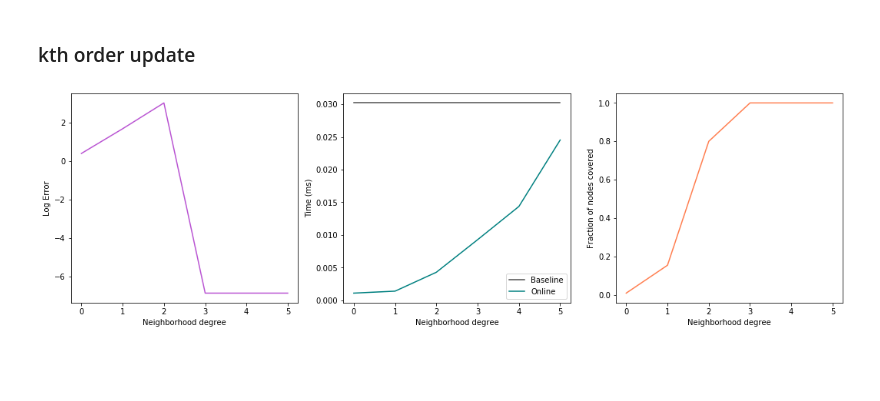
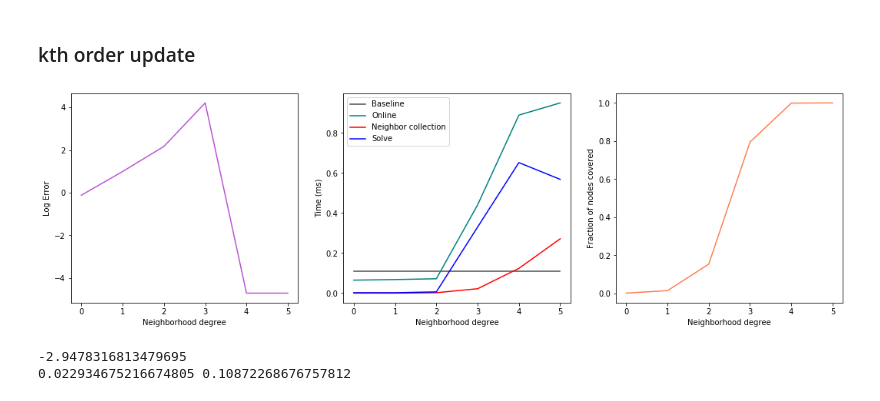
Before and after one commit to AparaV/SpringRankGroups, a Jupyter notebook: api/jupyter/online_ranking.ipynb, the cells around one changed output. Saved outputs shown, nothing was run; the diff lists cells and outputs as text; code cells hidden in the pictures; blank space fills up the shorter version.

Commit message:
Use sparse solver for update step

```diff
--- a/api/jupyter/online_ranking.ipynb
+++ b/api/jupyter/online_ranking.ipynb
@@ -64,23 +64,39 @@ def update_ranks(A, s_0, P, num_iter=100, tol=1e-7):
 
     return s_est
 
-def kth_order_update(A, s_0, N0, order):
+def kth_order_update(A, s_0, N0, order, return_compute_times=False):
     L = Laplacian(A)
     s_est = copy(s_0)
     d_hat = np.sum(A, 1) - np.sum(A, 0)
     RHS = d_hat - np.matmul(L, s_0)
 
+    start_time = time()
     N = set(N0)
     for k in range(order):
         N = N.union(get_neighbors(A, list(N)))
     N = list(N)
+    end_time = time()
+    neighbor_time = end_time - start_time
 
+#     start_time = time()
     L_n = operator_P(L, N)
     RHS_n = operator_P(RHS, N)
-    delta_n = LA.solve(L_n, RHS_n)
+
+    start_time = time()
+    try:
+        delta_n = spLA.spsolve(L_n, RHS_n)
+    except:
+        result = spLA.lsqr(L_n, RHS_n)
+        delta_n = result[0]
+    end_time = time()
+    solve_time = end_time - start_time
+
     s_est[N] = s_est[N] + delta_n
 
-    return s_est, N
+    if return_compute_times:
+        return s_est, N, (neighbor_time, solve_time)
+    else:
+        return s_est, N
 # %% [markdown]
 ## Test on a small network
 # %%
@@ -167,7 +183,7 @@ L2 error:
 beta = 0.5
 p_ij = 1 / (1 + np.exp(-2*beta))
 alpha = 1
-N = 200
+N = 1000
 K = 10
 
 A_0 = sr.SpringRank_planted_network(N, beta, alpha, K)
@@ -194,7 +209,0 @@ Difference:
-# %%
-P = [node_x, node_y]
-s_est = update_ranks(A, s_0, P, num_iter=10, tol=1e-1)
-s_est = tl.adjust_ranks(s_est, A, p_ij=p_ij, interval=(-10, 20))
-
-print("L2 error:")
-print(LA.norm(s - s_est, ord=2))
@@ -226,11 +214,13 @@ s_all = []
 fraction_nodes = []
 errors = []
 elapsed_times = []
+neighbor_times = []
+solve_times = []
 
 max_order = 5
 orders = list(range(max_order+1))
 
-num_reps = 10
+num_reps = 1
 
 baseline_time = 0
 for i in range(num_reps):
@@ -243,12 +233,18 @@ baseline_time /= num_reps
 for k in orders:
 
     elapsed_time_k = 0
+    neighbor_time_k = 0
+    solve_time_k = 0
     for i in range(num_reps):
         start_time = time()
-        s_k, N_k = kth_order_update(A, s_0, P, order=k)
+        s_k, N_k, times = kth_order_update(A, s_0, P, order=k, return_compute_times=True)
         end_time = time()
         elapsed_time_k += end_time - start_time
+        neighbor_time_k += times[0]
+        solve_time_k += times[1]
     elapsed_times.append(elapsed_time_k / num_reps)
+    neighbor_times.append(neighbor_time_k / num_reps)
+    solve_times.append(solve_time_k / num_reps)
 
     fraction_k = len(N_k) / N
     fraction_nodes.append(fraction_k)
@@ -261,23 +257,47 @@ for k in orders:
 # %%
 fig, ax = plt.subplots(1, 3, figsize=(18, 5))
 
 for i in range(3):
     ax[i].set_xlabel("Neighborhood degree")
     ax[i].set_xticks(orders)
 
 ax[0].plot(orders, np.log(errors), color="mediumorchid")
 ax[0].set_ylabel("Log Error")
 
 
 ax[1].plot(orders, [baseline_time]*len(orders), color='black', alpha=0.7, label="Baseline")
 ax[1].plot(orders, elapsed_times, color="teal", label="Online")
+ax[1].plot(orders, neighbor_times, color="red", label="Neighbor collection")
+ax[1].plot(orders, solve_times, color="blue", label="Solve")
 ax[1].set_ylabel("Time (ms)")
 ax[1].legend()
 
 
 ax[2].plot(orders, fraction_nodes, color="coral")
 ax[2].set_ylabel("Fraction of nodes covered")
 
 plt.show()
 # %% [output]
-[figure, old version]
+[figure, new version]
+# %%
+L = Laplacian(A)
+d_hat = np.sum(A, 1) - np.sum(A, 0)
+RHS = d_hat - np.matmul(L, s_0)
+
+
+start = time()
+result = spLA.bicgstab(L, RHS)
+delta = result[0]
+end = time()
+elapsed = end - start
+
+x = s_0 + delta
+x = tl.adjust_ranks(x, A, p_ij=p_ij, interval=(-10, 10))
+
+L2error = LA.norm(x - s, ord=2)
+print(np.log(L2error))
+
+print(elapsed, baseline_time)
+# %% [output]
+-2.9478316813479695
+0.022934675216674805 0.10872268676757812
```
Also changed, not shown: parts of 3 cells of this notebook.
